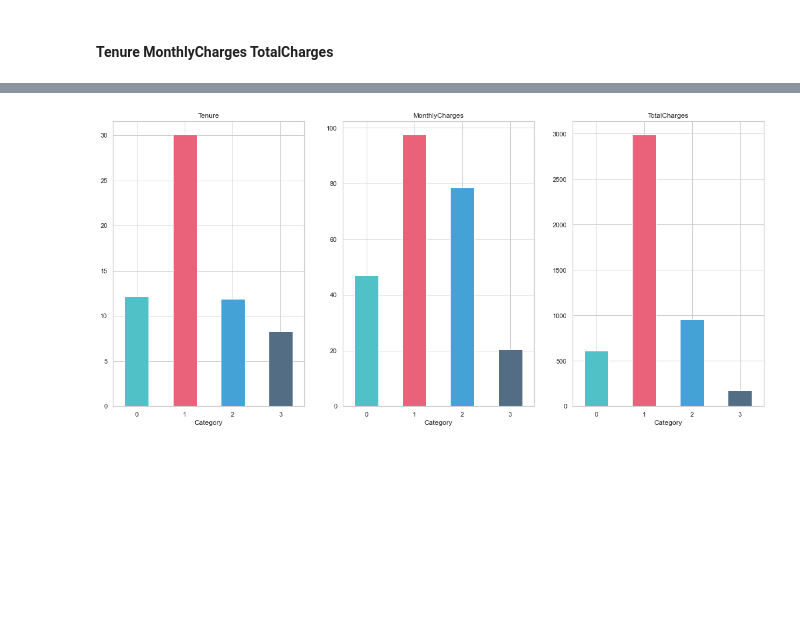
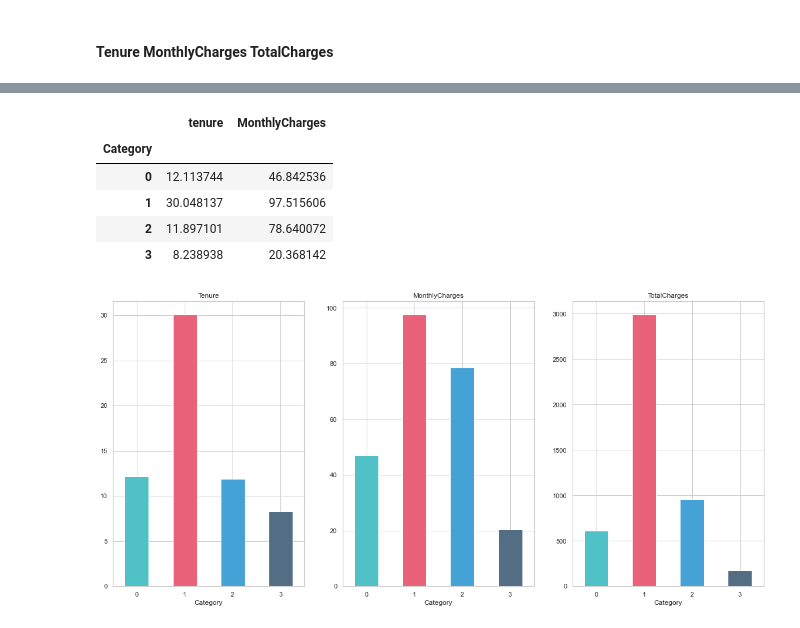
Before and after one commit to YunmaoLeo/Telco_Customer_Churn_Data_Analysis, a Jupyter notebook: code/Data_Clean_EDA.ipynb, the cells around one changed output, grey strips where cells are left out. Saved outputs shown, nothing was run; the diff lists cells and outputs as text; code cells hidden in the pictures; blank space fills up the shorter version.

```diff
--- a/code/Data_Clean_EDA.ipynb
+++ b/code/Data_Clean_EDA.ipynb
@@ -629,3 +636,12 @@ plt.savefig('../charts/numberofeachCategoryKMneas.jpg',bbox_inches='tight');
+# %%
+cluster_result_SC.groupby('Category')[['tenure','MonthlyCharges']].mean()
+# %% [output]
+|  | tenure | MonthlyCharges |
+| Category |  |  |
+| 0 | 12.113744 | 46.842536 |
+| 1 | 30.048137 | 97.515606 |
+| 2 | 11.897101 | 78.640072 |
+| 3 | 8.238938 | 20.368142 |
 # %%
 cluster_result_SC = telecom_cust[telecom_cust['Churn']=='Yes'].copy(deep=True)
 cluster_result_SC['Category']=labels
```
Also changed, not shown: parts of 45 cells of this notebook, 5 other files.
